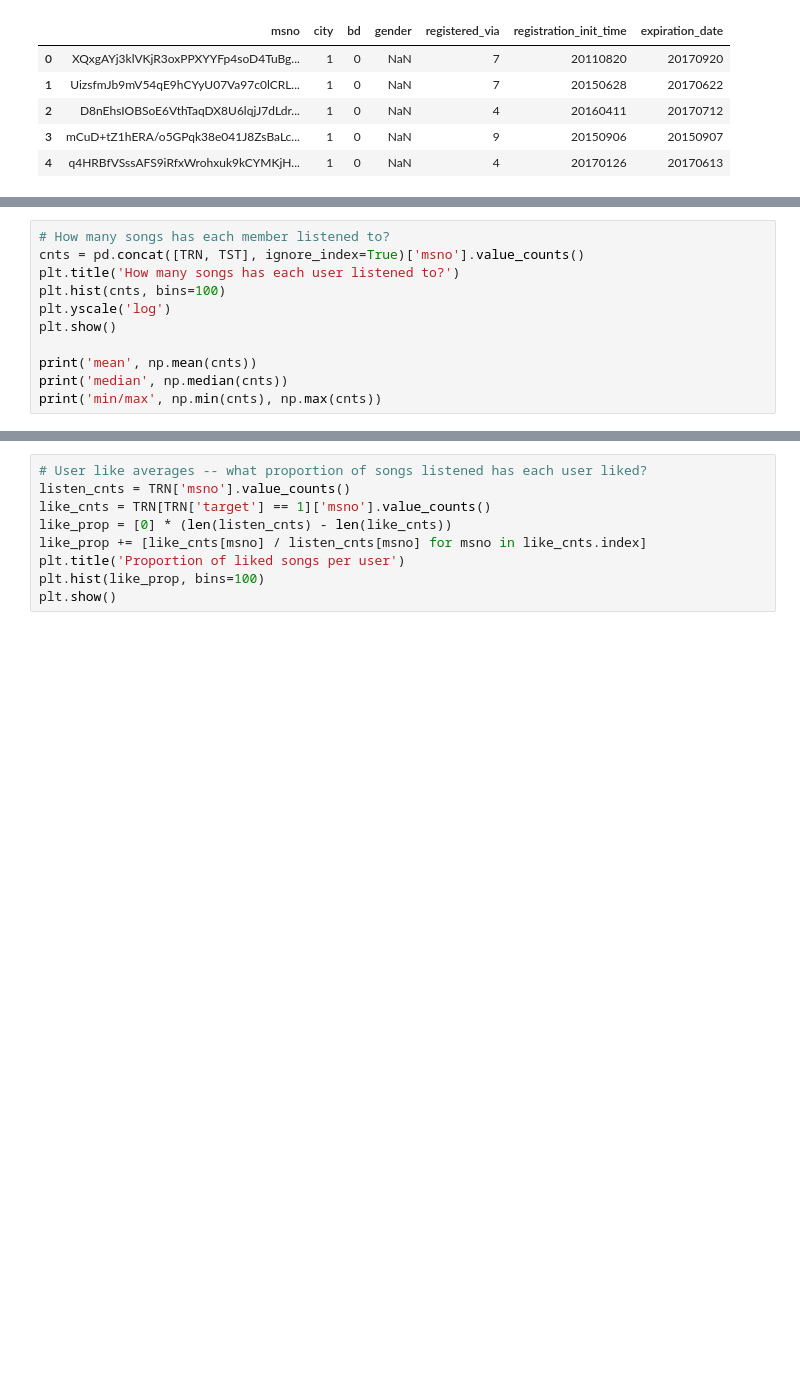
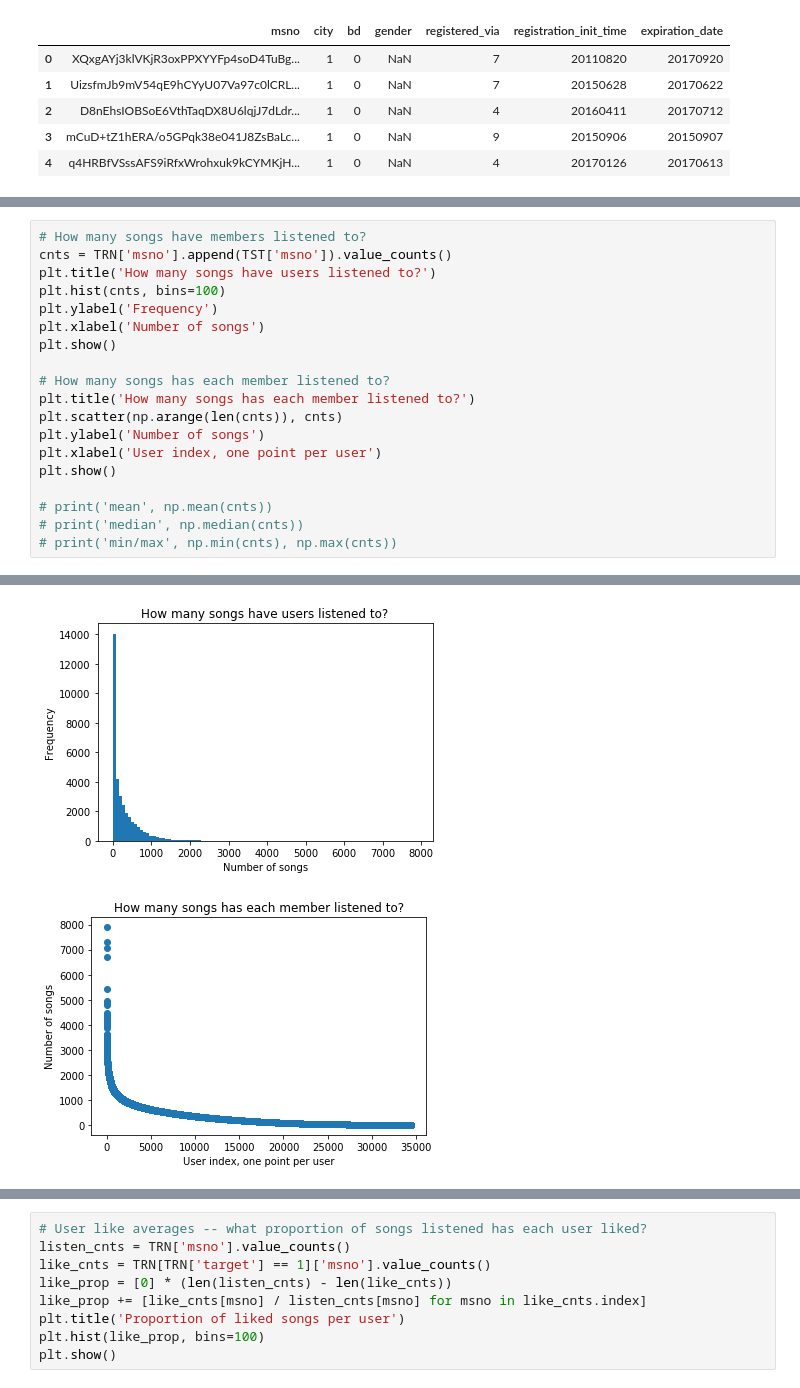
Before and after one commit to Kasonreal/kaggle-kkbox-recommender, a Jupyter notebook: notebooks/explore.ipynb, the cells around one changed output, grey strips where cells are left out. Saved outputs shown, nothing was run; the diff lists cells and outputs as text; blank space fills up the shorter version.

```diff
--- a/notebooks/explore.ipynb
+++ b/notebooks/explore.ipynb
@@ -84,14 +86,22 @@ TST.head()
 | 3 | 3 | 1a6oo/iXKatxQx4eS9zTVD+KlSVaAFbTI... | ztCf8thYsS4YN3GcIL/bvoxLm/T5mYBVK... | radio | Radio | radio |
 | 4 | 4 | 1a6oo/iXKatxQx4eS9zTVD+KlSVaAFbTI... | MKVMpslKcQhMaFEgcEQhEfi5+RZhMYlU3... | radio | Radio | radio |
 # %%
-# How many songs has each member listened to?
-cnts = pd.concat([TRN, TST], ignore_index=True)['msno'].value_counts()
-plt.title('How many songs has each user listened to?')
+# How many songs have members listened to?
+cnts = TRN['msno'].append(TST['msno']).value_counts()
+plt.title('How many songs have users listened to?')
 plt.hist(cnts, bins=100)
-plt.yscale('log')
+plt.ylabel('Frequency')
+plt.xlabel('Number of songs')
 plt.show()
 
-print('mean', np.mean(cnts))
-print('median', np.median(cnts))
-print('min/max', np.min(cnts), np.max(cnts))
+# How many songs has each member listened to?
+plt.title('How many songs has each member listened to?')
+plt.scatter(np.arange(len(cnts)), cnts)
+plt.ylabel('Number of songs')
+plt.xlabel('User index, one point per user')
+plt.show()
+
+# print('mean', np.mean(cnts))
+# print('median', np.median(cnts))
+# print('min/max', np.min(cnts), np.max(cnts))
 # %% [output]
@@ -108,0 +108,2 @@ Name: msno, dtype: int64
+[figure, added]
+[figure, added]
```
Also changed, not shown: parts of 5 cells of this notebook, 2 other files.
